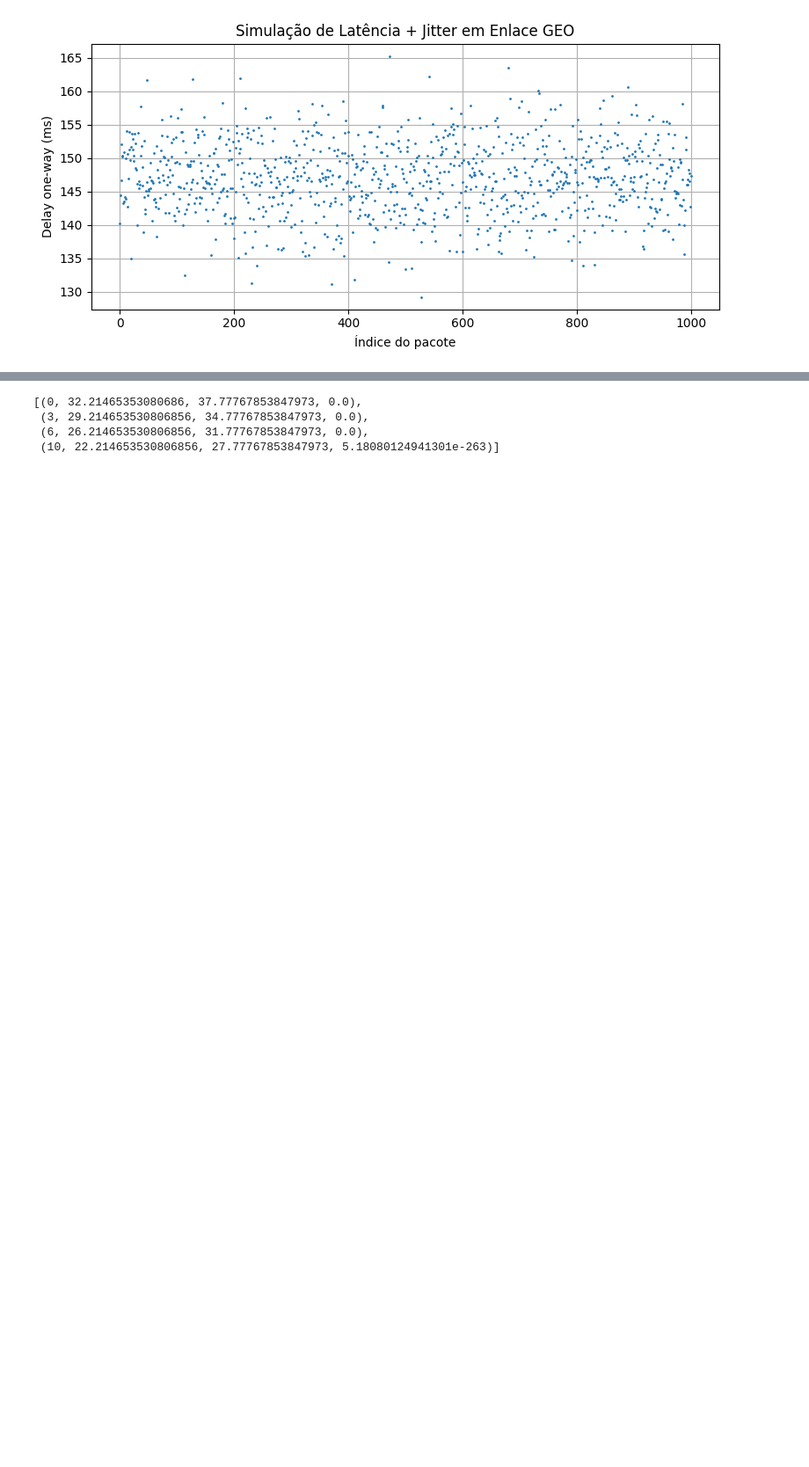
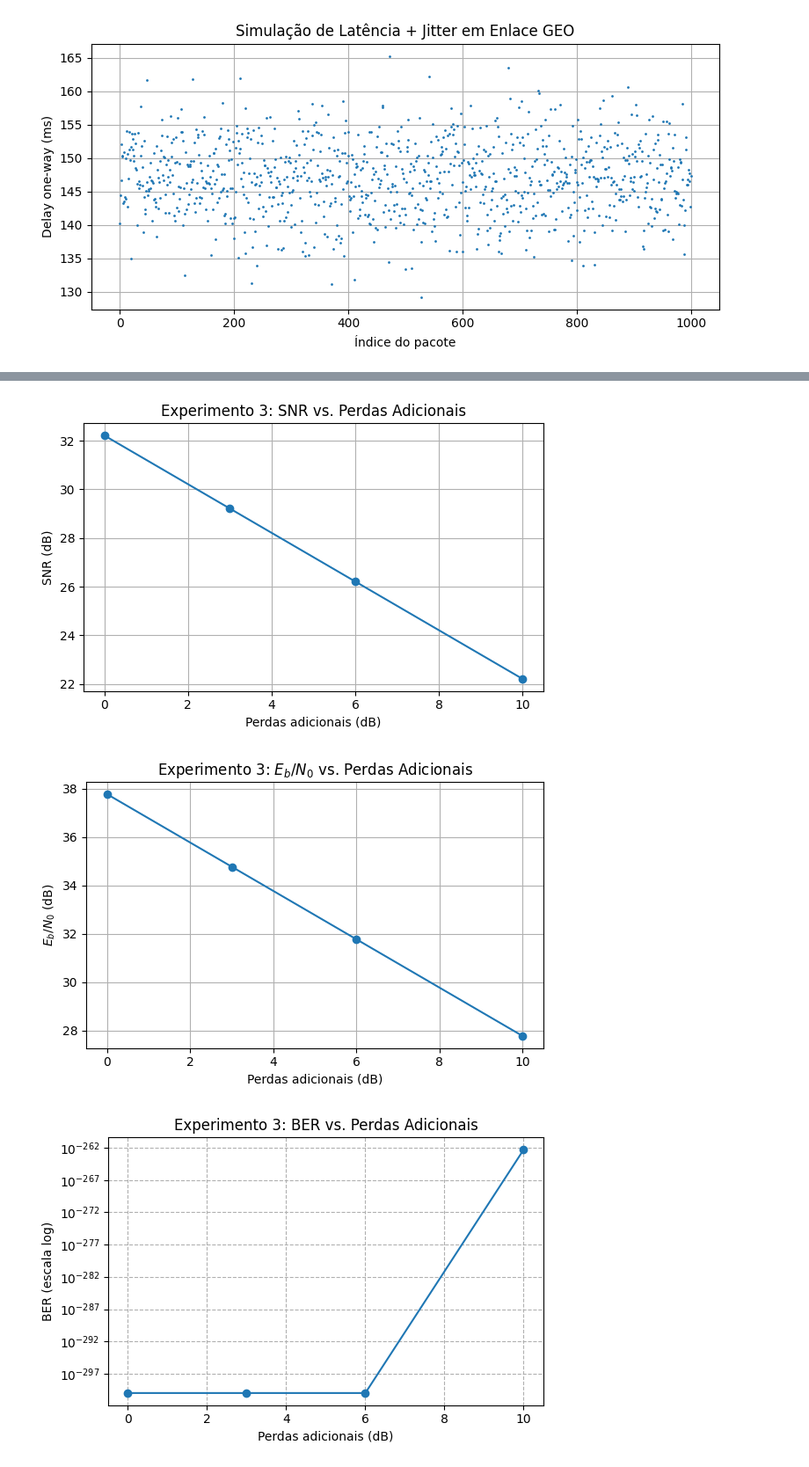
Before and after one commit to Vtr97/ProjetoRedesSemFio, a Jupyter notebook: Projeto_RedesSemFio.ipynb, the cells around one changed output, grey strips where cells are left out. Shown at 88% size. Drawn from its saved outputs; the diff is of its cells as text; code cells hidden in the pictures; blank space fills up the shorter version.

```diff
--- a/Projeto_RedesSemFio.ipynb
+++ b/Projeto_RedesSemFio.ipynb
@@ -489,10 +515,47 @@ for L in extra_losses:
     ebn0 = link.eb_n0_db().item()
     ber = link.ber_bpsk()
     rows.append((L, snr, ebn0, ber))
-# %%
-rows
-# %% [output]
-[(0, 32.21465353080686, 37.77767853847973, 0.0),
- (3, 29.214653530806856, 34.77767853847973, 0.0),
- (6, 26.214653530806856, 31.77767853847973, 0.0),
- (10, 22.214653530806856, 27.77767853847973, 5.18080124941301e-263)]
+# %%
+# Converte para arrays NumPy
+rows = np.array(rows, dtype=float)
+losses = rows[:, 0]
+snr    = rows[:, 1]
+ebn0   = rows[:, 2]
+ber    = rows[:, 3]
+
+# -------- Plot 1: SNR vs perdas --------
+plt.figure(figsize=(6, 4))
+plt.plot(losses, snr, marker="o")
+plt.xlabel("Perdas adicionais (dB)")
+plt.ylabel("SNR (dB)")
+plt.title("Experimento 3: SNR vs. Perdas Adicionais")
+plt.grid(True)
+plt.tight_layout()
+plt.savefig("./plots/exp3_snr-vs-perdas.pdf")
+plt.show()
+
+# -------- Plot 2: Eb/N0 vs perdas --------
+plt.figure(figsize=(6, 4))
+plt.plot(losses, ebn0, marker="o")
+plt.xlabel("Perdas adicionais (dB)")
+plt.ylabel("$E_b/N_0$ (dB)")
+plt.title("Experimento 3: $E_b/N_0$ vs. Perdas Adicionais")
+plt.grid(True)
+plt.tight_layout()
+plt.savefig("./plots/exp3_ebn0-vs-perdas.pdf")
+plt.show()
+
+# -------- Plot 3: BER vs perdas (escala log) --------
+plt.figure(figsize=(6, 4))
+plt.semilogy(losses, ber + 1e-300, marker="o")  # evita erro log(0)
+plt.xlabel("Perdas adicionais (dB)")
+plt.ylabel("BER (escala log)")
+plt.title("Experimento 3: BER vs. Perdas Adicionais")
+plt.grid(True, which="both", ls="--")
+plt.tight_layout()
+plt.savefig("./plots/exp3_ber-vs-perdas.pdf")
+plt.show()
+# %% [output]
+[figure, added]
+[figure, added]
+[figure, added]
```
Also changed, not shown: parts of 14 cells of this notebook, 11 other files.
